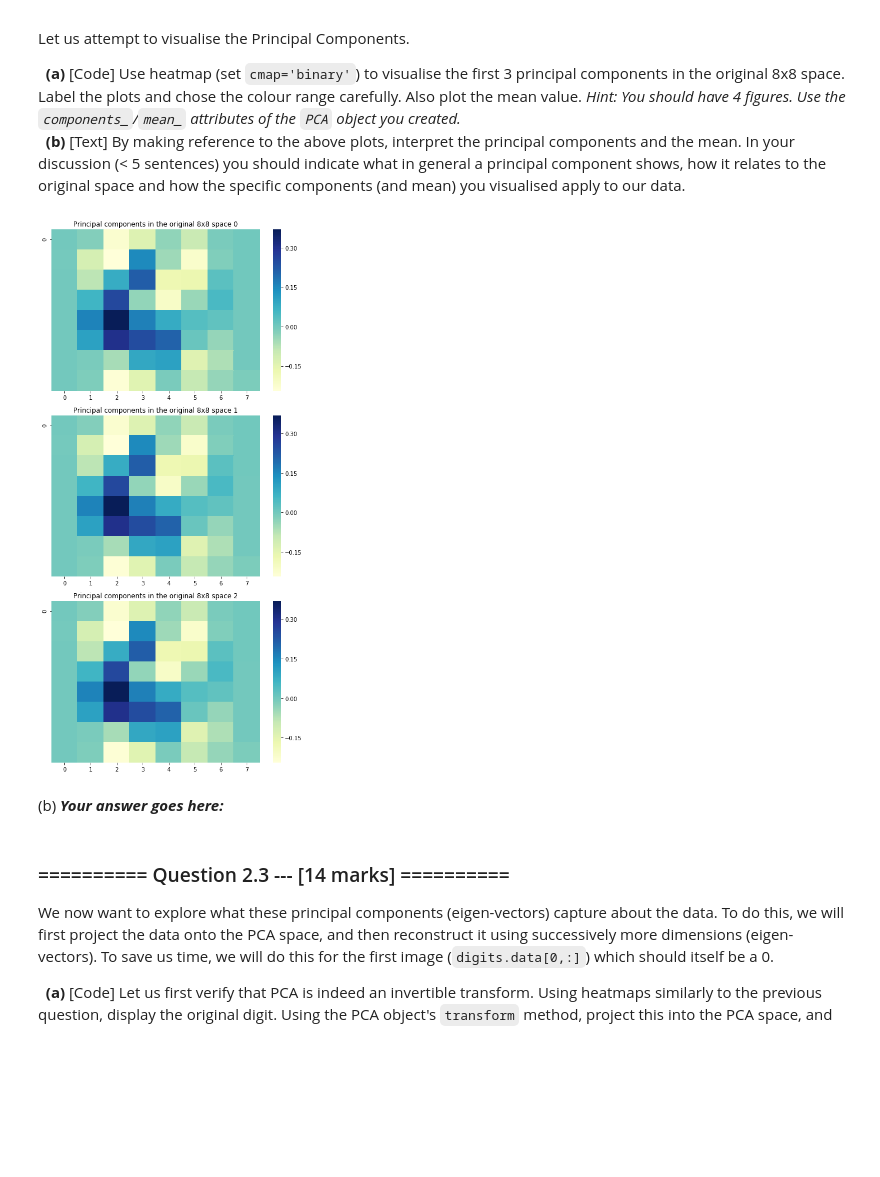
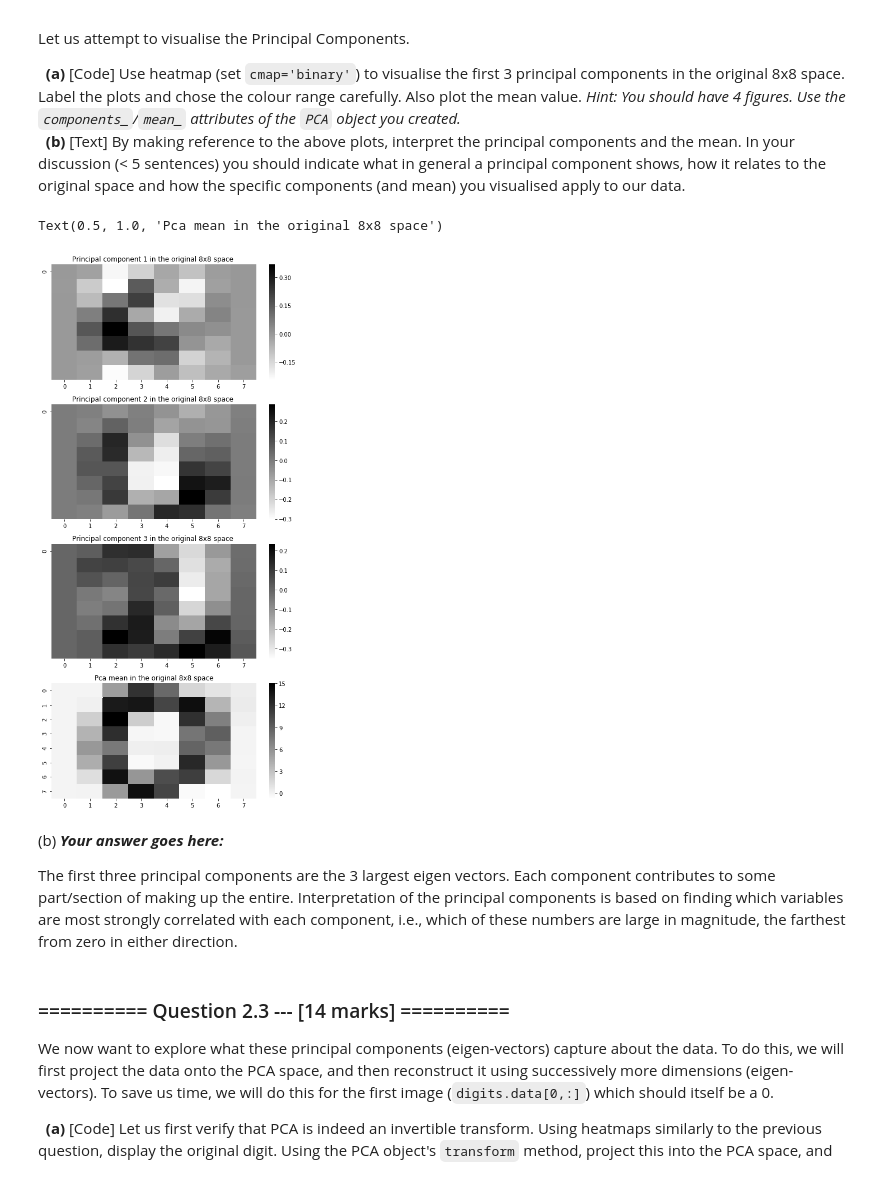
Before and after one commit to ishanparikh/IAML2018, a Jupyter notebook: Assignments/04_B_PCA.ipynb, the cells around one changed output. Cells and saved outputs as stored; diff of their text form; code cells hidden in the pictures; blank space fills up the shorter version.

```diff
--- a/Assignments/04_B_PCA.ipynb
+++ b/Assignments/04_B_PCA.ipynb
@@ -265,13 +276,13 @@ Let us visualise the explained variance by the PCA components. Familiarise yours
 # %%
 #(a) # Your Code goes here:
 # pca = PCA()
-pca = PCA(svd_solver='full')
+pca = PCA(svd_solver='full',n_components=64)
 pca.fit(data)
 fig, ax1 = plt.subplots()
 
 EVR = np.array(pca.explained_variance_ratio_)
 EVR[::-1].sort()
-print((EVR))
+# print((EVR))
 # sns.barplot(EVR)
 # plt.axis([EVR.min, EVR.max, None, None])
 
@@ -288,7 +299,9 @@ for i in cumul:
     #print(i)
     if i > .80:
         flag = ct
-        print(flag)
+#         print(flag)
         break
-flag
+ax1.vlines(flag, 0, 1)
+ax1.set_ylim(0, 0.16)
+plt.show()
 # %% [output]
@@ -323,20 +318,26 @@ Let us attempt to visualise the Principal Components.
 &nbsp;&nbsp;**(a)** [Code] Use heatmap (set `cmap='binary'`) to visualise the first 3 principal components in the original 8x8 space. Label the plots and chose the colour range carefully. Also plot the mean value. *Hint: You should have 4 figures. Use the `components_`/`mean_` attributes of the `PCA` object you created.* <br>
 &nbsp;&nbsp;**(b)** [Text] By making reference to the above plots, interpret the principal components and the mean. In your discussion (< 5 sentences) you should indicate what in general a principal component shows, how it relates to the original space and how the specific components (and mean) you visualised apply to our data.
 # %%
-fig, axes = plt.subplots(3, 1, figsize=(7,14))
+fig, axes = plt.subplots(4, 1, figsize=(7,14))
 fig.subplots_adjust(hspace=50, wspace=1)
 axes = axes.ravel()
 
 for i in range(3):
-    sns.heatmap(data=np.reshape(pca.components_[0], (8,8)),ax=axes[i],cmap="YlGnBu")
-    axes[i].set_title('Principal components in the original 8x8 space {}'.format(i))
+    sns.heatmap(data=np.reshape(pca.components_[i], (8,8)),ax=axes[i],cmap="binary")
+    axes[i].set_title('Principal component {} in the original 8x8 space '.format(i+1))
 fig.tight_layout()
 
-# sns.heatmap(data=np.reshape(pca.components_[0], (8,8)), cmap='binary')
+sns.heatmap(data=np.reshape(pca.mean_,(8,8)),ax=axes[3],cmap='binary')
+plt.title("Pca mean in the original 8x8 space")
 # %% [output]
+Text(0.5, 1.0, 'Pca mean in the original 8x8 space')
-[figure, old version]
+[figure, new version]
-# %% [markdown]
-(b) ***Your answer goes here:***
+# %% [markdown]
+(b) ***Your answer goes here:***
+
+The first three principal components are the 3 largest eigen vectors.
+Each component contributes to some part/section of making up the entire.
+Interpretation of the principal components is based on finding which variables are most strongly correlated with each component, i.e., which of these numbers are large in magnitude, the farthest from zero in either direction.
 # %% [markdown]
 ### ========== Question 2.3 --- [14 marks] ==========
 
```
Also changed, not shown: parts of 13 cells of this notebook, 2 other files.
